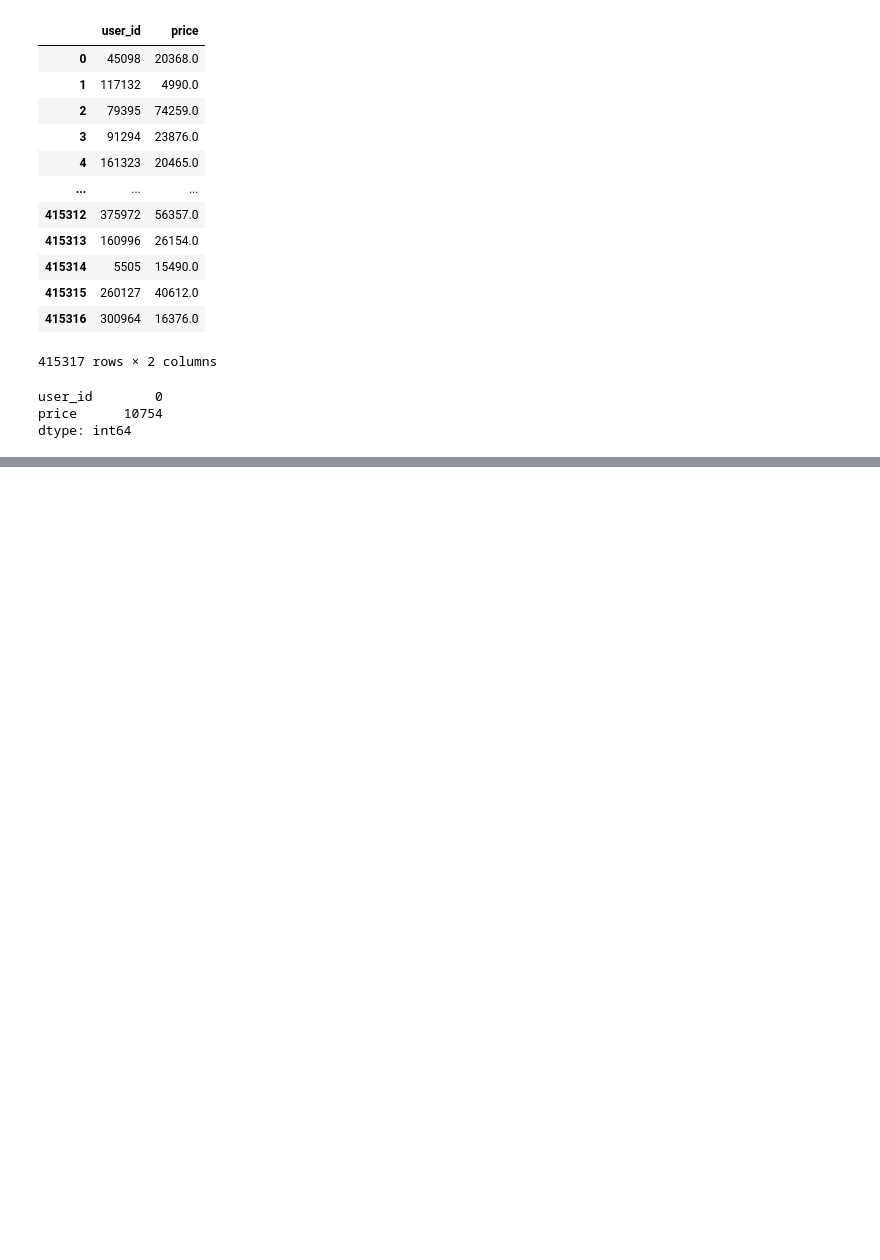
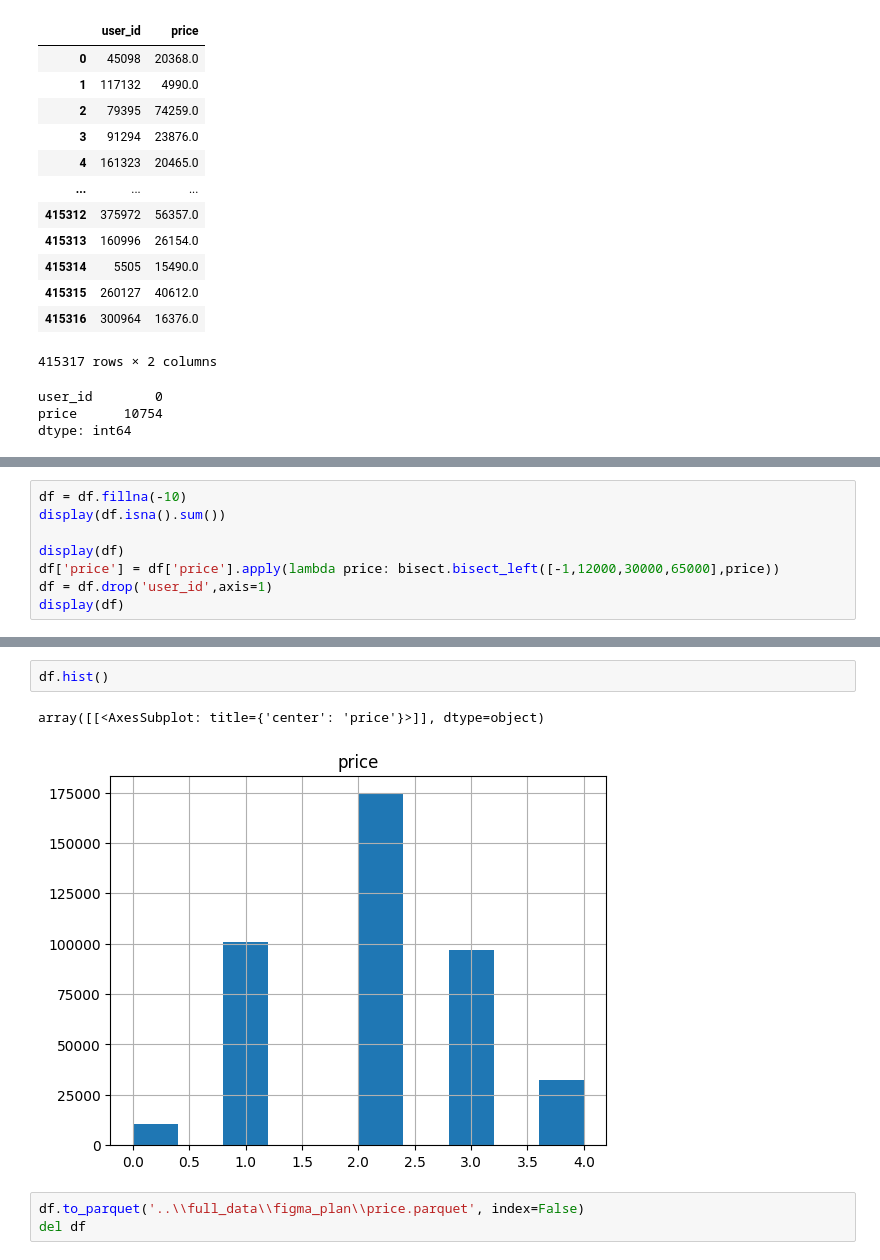
Before and after one commit to koshkidadanet/MTS-ML-CUP, a Jupyter notebook: feature_eng.ipynb, the cells around one changed output, grey strips where cells are left out. Saved outputs shown, nothing was run; the diff lists cells and outputs as text; blank space fills up the shorter version.

```diff
--- a/feature_eng.ipynb
+++ b/feature_eng.ipynb
@@ -718,0 +747,8 @@ dtype: int64
+# %%
+df = df.fillna(-10)
+display(df.isna().sum())
+
+display(df)
+df['price'] = df['price'].apply(lambda price: bisect.bisect_left([-1,12000,30000,65000],price))
+df = df.drop('user_id',axis=1)
+display(df)
@@ -718,0 +785,8 @@ dtype: int64
+# %%
+df.hist()
+# %% [output]
+array([[<AxesSubplot: title={'center': 'price'}>]], dtype=object)
+[figure, added]
+# %%
+df.to_parquet('..\\full_data\\figma_plan\\price.parquet', index=False)
+del df
```
Also changed, not shown: parts of 4 cells of this notebook.
